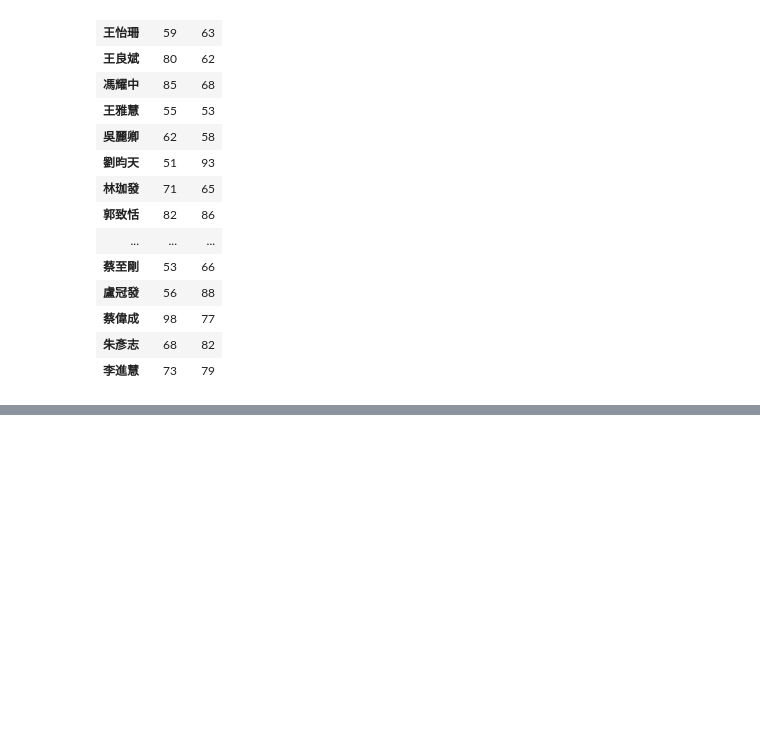
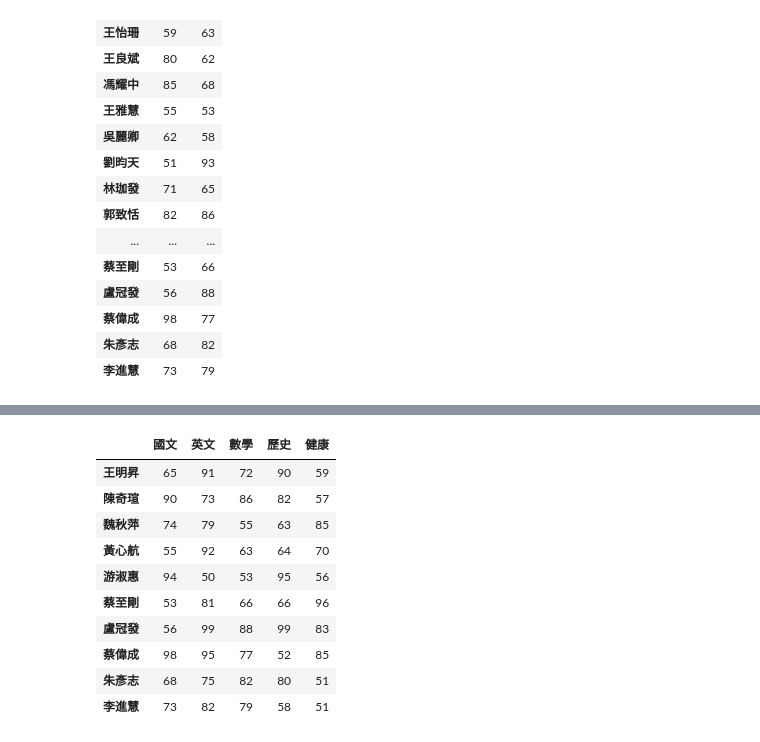
Before and after one commit to MokoJiang/python_analysis, a Jupyter notebook: lesson5_4.ipynb, the cells around one changed output, grey strips where cells are left out. Saved outputs shown, nothing was run; the diff lists cells and outputs as text; code cells hidden in the pictures; blank space fills up the shorter version.

```diff
--- a/lesson5_4.ipynb
+++ b/lesson5_4.ipynb
@@ -48,0 +107,14 @@ df[['國文','數學']]
+# %%
+df[-10:]
+# %% [output]
+|  | 國文 | 英文 | 數學 | 歷史 | 健康 |
+| 王明昇 | 65 | 91 | 72 | 90 | 59 |
+| 陳奇瑄 | 90 | 73 | 86 | 82 | 57 |
+| 魏秋萍 | 74 | 79 | 55 | 63 | 85 |
+| 黃心航 | 55 | 92 | 63 | 64 | 70 |
+| 游淑惠 | 94 | 50 | 53 | 95 | 56 |
+| 蔡至剛 | 53 | 81 | 66 | 66 | 96 |
+| 盧冠發 | 56 | 99 | 88 | 99 | 83 |
+| 蔡偉成 | 98 | 95 | 77 | 52 | 85 |
+| 朱彥志 | 68 | 75 | 82 | 80 | 51 |
+| 李進慧 | 73 | 82 | 79 | 58 | 51 |
```
Also changed, not shown: parts of 9 cells of this notebook, 2 other files.
